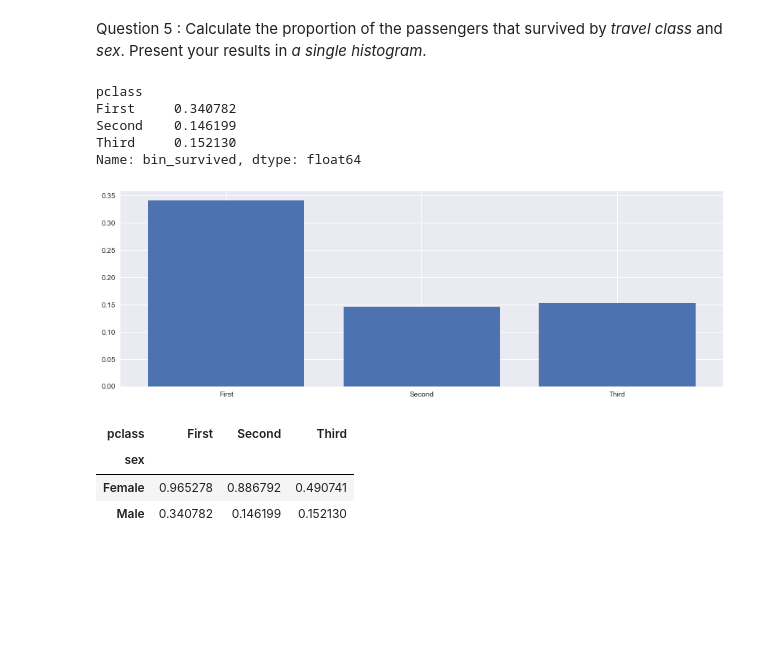
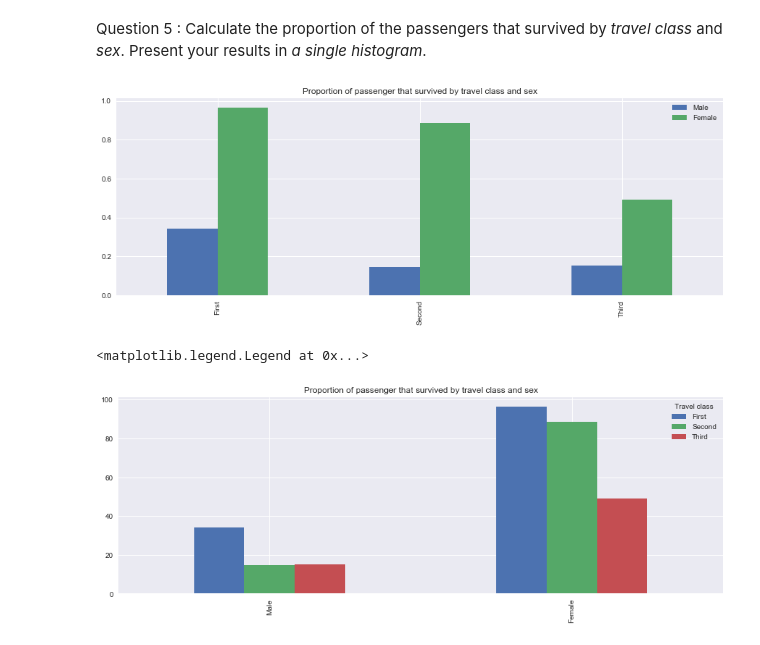
Before and after one commit to SCHValaris/ADA_Homeworks, a Jupyter notebook: Draft_Homework1/Homework1_Clement.ipynb, the cells around one changed output. Drawn from its saved outputs; the diff is of its cells as text; code cells hidden in the pictures; blank space fills up the shorter version.

```diff
--- a/Draft_Homework1/Homework1_Clement.ipynb
+++ b/Draft_Homework1/Homework1_Clement.ipynb
@@ -281,29 +281,31 @@ Question 5 : Calculate the proportion of the passengers that survived by *travel
 # %%
 # Create a temporary column with binary values to compute the proportion of survived passenger
 # Use the pivot_table method
 freq_table_pivot = pd.pivot_table(df,values='bin_survived', index='sex',columns = 'pclass',aggfunc = 'mean')
 # Or use groupby method
 freq_table_grouped = df.groupby(['sex','pclass']).bin_survived.mean()
 # Delete the column added before
 #del df['bin_survived']
 
-value = freq_table_grouped.loc['Male']
-labels = ["First", "Second","Third"]
-plt.bar([1,2,3],value)
-plt.xticks([1,2,3],labels)
-freq_table_grouped
-value
+male_survived = freq_table_grouped.loc['Male']
+female_survived = freq_table_grouped.loc['Female']
+tmp_df = pd.DataFrame(list(zip(male_survived,female_survived)),columns =['Male','Female'])
+ax = tmp_df.plot.bar()
+ax.set_xticklabels(('First', 'Second', 'Third'))
+ax.set_title('Proportion of passenger that survived by travel class and sex')
+
+
+del tmp_df
 # %% [output]
-pclass
-First     0.340782
-Second    0.146199
-Third     0.152130
-Name: bin_survived, dtype: float64
-[figure, old version]
+[figure, new version]
-# %%
-freq_table_pivot
-# %% [output]
-| pclass | First | Second | Third |
-| sex |  |  |  |
-| Female | 0.965278 | 0.886792 | 0.490741 |
-| Male | 0.340782 | 0.146199 | 0.152130 |
+# %%
+df_tmp = pd.DataFrame([freq_table_grouped.loc['Male'].apply(lambda x: x*100), freq_table_grouped.loc['Female'].apply(lambda x: x*100)])
+ax2 = df_tmp.plot.bar()
+ax2.set_xticklabels(('Male', 'Female'))
+ax2.set_title('Proportion of passenger that survived by travel class and sex')
+ax2.legend(title="Travel class")
+
+del df_tmp
+# %% [output]
+<matplotlib.legend.Legend at 0x...>
+[figure, added]
```
Also changed, not shown: parts of 2 cells of this notebook.
